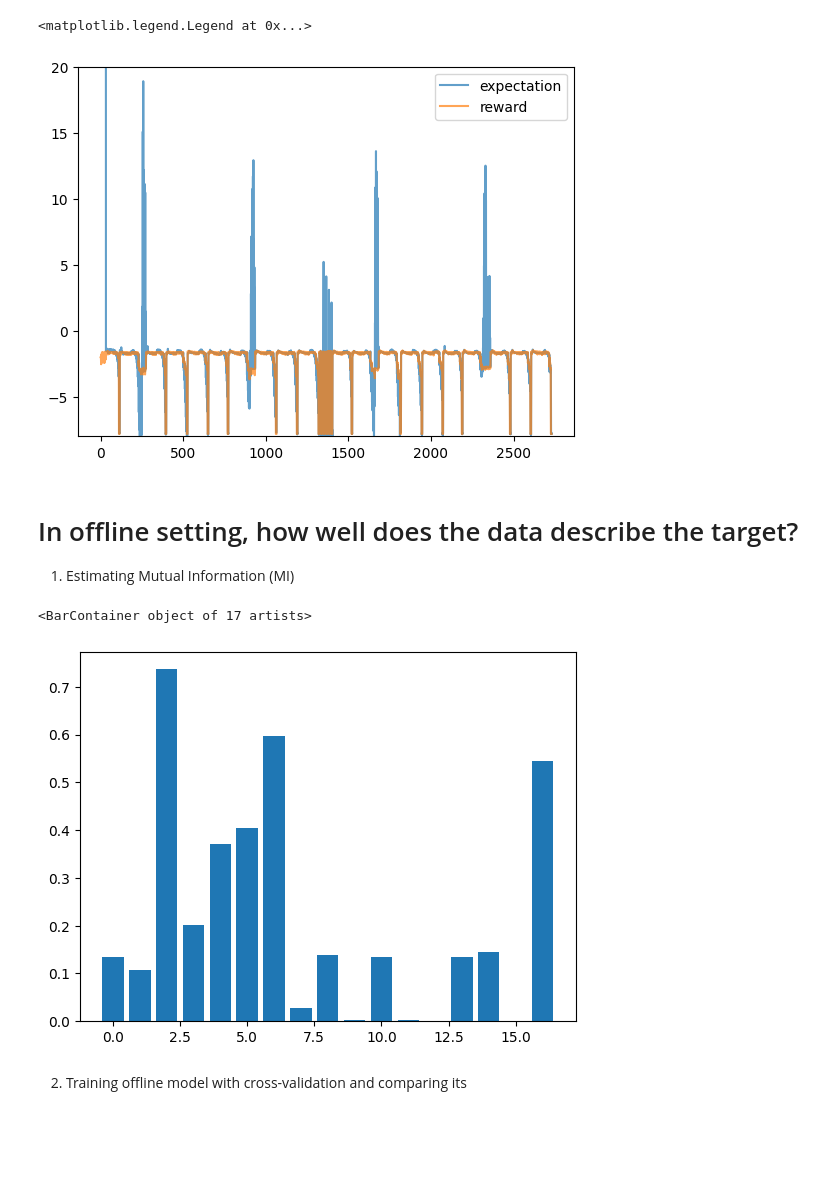
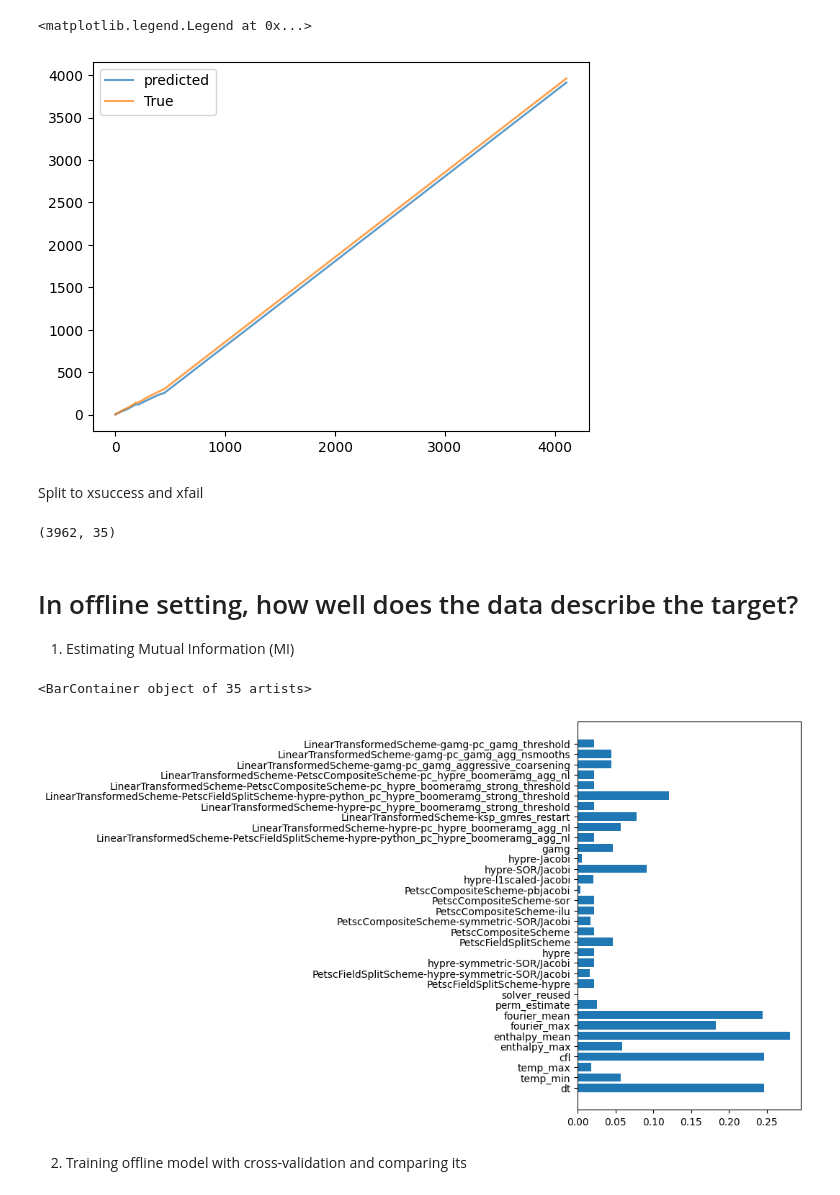
Before and after one commit to Yuriyzabegaev/FTHM-Solver, a Jupyter notebook: solver_selection_thm/thm_results.ipynb, the cells around one changed output. Cells and saved outputs as stored; diff of their text form; code cells hidden in the pictures; blank space fills up the shorter version.

```diff
--- a/solver_selection_thm/thm_results.ipynb
+++ b/solver_selection_thm/thm_results.ipynb
@@ -129,0 +186,7 @@ X, y = np.array(history.features), np.array(history.reward)
+# %%
+X, y = np.array(common_history.features), np.array(common_history.reward)
+
+FAIL_REWARD = -100
+# plt.plot(y)
+success = y > FAIL_REWARD
+plt.plot(y[success])
@@ -129,0 +212,16 @@ X, y = np.array(history.features), np.array(history.reward)
+# %%
+from solver_selection_thm.solver_space import explain_decision
+
+features_explained = [
+                "dt",
+                "temp_min",
+                "temp_max",
+                "cfl",
+                "enthalpy_max",
+                "enthalpy_mean",
+                "fourier_max",
+                "fourier_mean",
+                "perm_estimate",
+                'solver_reused',
+
+] + [explain_decision(solver_space, i) for i in range(25)]
@@ -130,25 +298,34 @@ X, y = np.array(history.features), np.array(history.reward)
 # %%
-plt.plot(history.expectation, label="expectation", alpha=0.7)
-plt.plot(history.reward, label="reward", alpha=0.7)
-plt.ylim(top=20, bottom=-8)
+plt.plot(np.cumsum(best_classifier_offline.predict(X)), label='predicted', alpha=0.7)
+# plt.plot(search.best_estimator_.predict(Xsuccess), label='predicted', alpha=0.7)
+plt.plot(np.cumsum(ycat), label='True', alpha=0.7)
+# plt.xlim(200, 400)
+# plt.ylim(-2.5, 0)
 plt.legend()
 # %% [output]
 <matplotlib.legend.Legend at 0x...>
-[figure, old version]
+[figure, new version]
+# %% [markdown]
+Split to xsuccess and xfail
+# %%
+Xsuccess = X[success]
+ysuccess = y[success]
+Xsuccess.shape
+# %% [output]
+(3962, 35)
 # %% [markdown]
 # In offline setting, how well does the data describe the target?
 1. Estimating Mutual Information (MI)
 # %%
 from sklearn.feature_selection import mutual_info_regression
 from sklearn.preprocessing import StandardScaler
 
 # compute MI
 mi = mutual_info_regression(
-    StandardScaler().fit_transform(X), y, n_neighbors=10, random_state=42
+    StandardScaler().fit_transform(Xsuccess), ysuccess, n_neighbors=10, random_state=42
 )
-plt.bar(range(len(mi)), mi)
-
-# mi[i] is the estimated MI between X[:, i] and y
+plt.figure(figsize=(4, 7))
+plt.barh(features_explained, mi)
 # %% [output]
-<BarContainer object of 17 artists>
+<BarContainer object of 35 artists>
-[figure, old version]
+[figure, new version]
```
Also changed, not shown: parts of 64 cells of this notebook, 9 other files.
